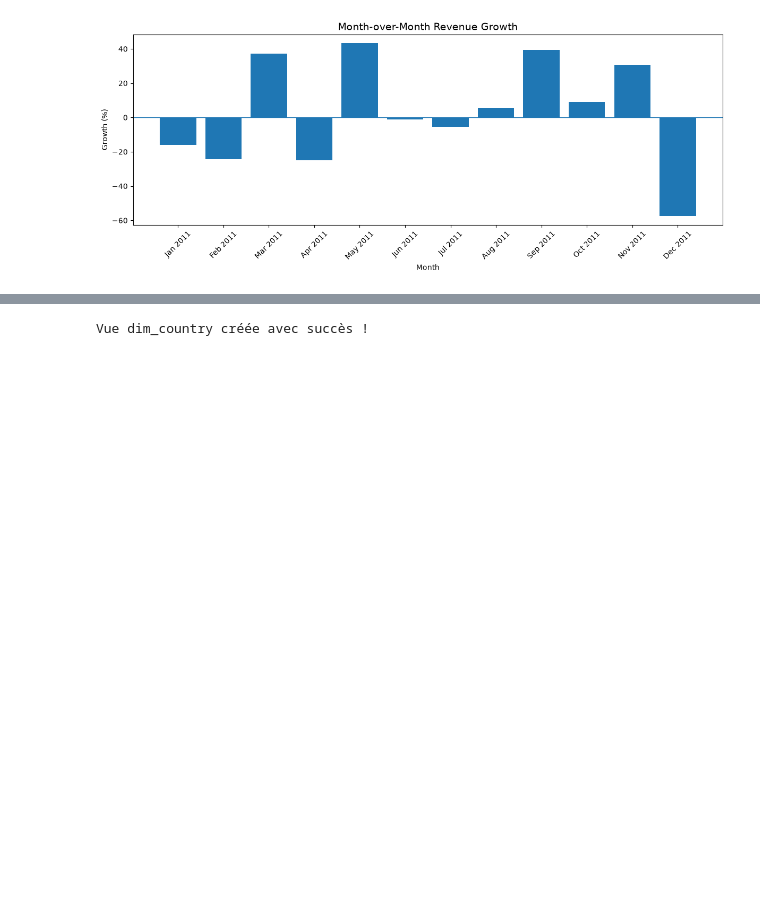
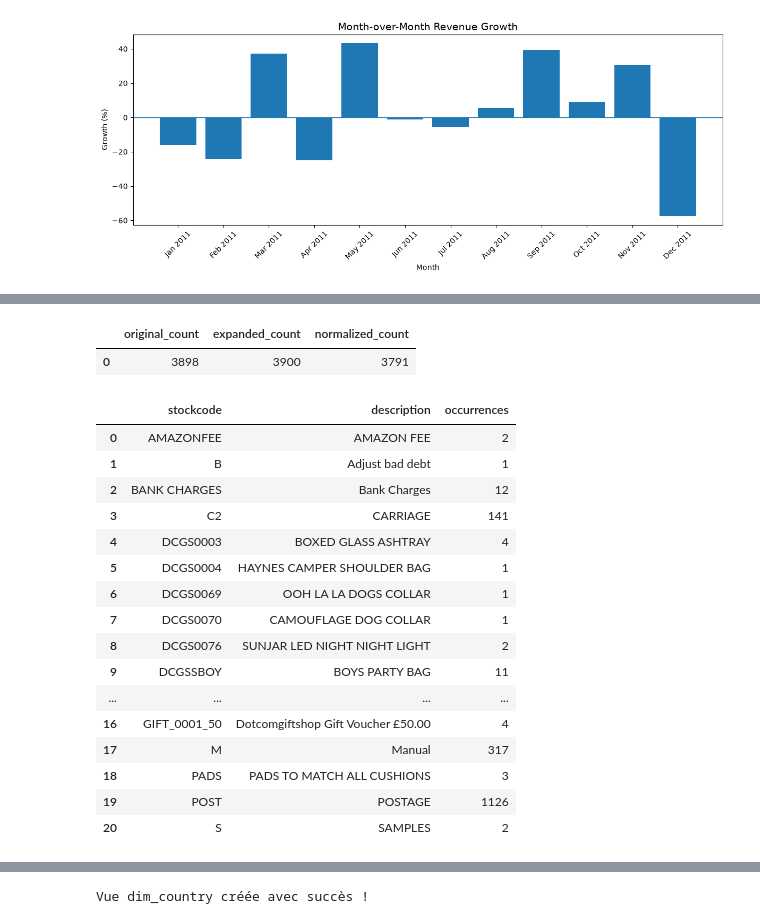
Before and after one commit to yara951/customer-analytics-dashboard, a Jupyter notebook: notebooks/04_sql_advanced.ipynb, the cells around one changed output, grey strips where cells are left out. Saved outputs shown, nothing was run; the diff lists cells and outputs as text; code cells hidden in the pictures; blank space fills up the shorter version.

```diff
--- a/notebooks/04_sql_advanced.ipynb
+++ b/notebooks/04_sql_advanced.ipynb
@@ -588,0 +645,28 @@ display(quality_df)
+# %%
+query_check1= """
+SELECT
+    COUNT(DISTINCT TRIM(stockcode))
+        FILTER (
+            WHERE TRIM(stockcode) ~ '^[0-9]{5}[A-Za-z]?$'
+        ) AS original_count,
+
+    COUNT(DISTINCT TRIM(stockcode))
+        FILTER (
+            WHERE TRIM(stockcode) ~ '^[0-9]{5}[A-Za-z]{0,2}$'
+        ) AS expanded_count,
+
+    COUNT(DISTINCT UPPER(TRIM(stockcode)))
+        FILTER (
+            WHERE UPPER(TRIM(stockcode)) ~ '^[0-9]{5}[A-Z]{0,2}$'
+        ) AS normalized_count
+
+FROM public.retail_sales
+WHERE description IS NOT NULL
+    AND TRIM(description) <> '';
+    """
+with engine.connect() as connection:
+    check_1= pd.read_sql_query(text(query_check1), connection)
+display(check_1)
+# %% [output]
+|  | original_count | expanded_count | normalized_count |
+| 0 | 3898 | 3900 | 3791 |
@@ -588,0 +689,38 @@ display(quality_df)
+# %%
+query_special_codes = """
+SELECT
+    UPPER(TRIM(r.stockcode)) AS stockcode,
+    r.description,
+    COUNT(*) AS occurrences
+FROM public.retail_sales r
+LEFT JOIN public.dim_product p
+    ON UPPER(TRIM(r.stockcode)) = p.stockcode
+WHERE p.stockcode IS NULL
+GROUP BY UPPER(TRIM(r.stockcode)), r.description
+ORDER BY stockcode, occurrences DESC;
+"""
+
+with engine.connect() as connection:
+    special_codes_df = pd.read_sql_query(
+        text(query_special_codes), connection
+    )
+
+display(special_codes_df)
+# %% [output]
+|  | stockcode | description | occurrences |
+| 0 | AMAZONFEE | AMAZON FEE | 2 |
+| 1 | B | Adjust bad debt | 1 |
+| 2 | BANK CHARGES | Bank Charges | 12 |
+| 3 | C2 | CARRIAGE | 141 |
+| 4 | DCGS0003 | BOXED GLASS ASHTRAY | 4 |
+| 5 | DCGS0004 | HAYNES CAMPER SHOULDER BAG | 1 |
+| 6 | DCGS0069 | OOH LA LA DOGS COLLAR | 1 |
+| 7 | DCGS0070 | CAMOUFLAGE DOG COLLAR | 1 |
+| 8 | DCGS0076 | SUNJAR LED NIGHT NIGHT LIGHT | 2 |
+| 9 | DCGSSBOY | BOYS PARTY BAG | 11 |
+| ... | ... | ... | ... |
+| 16 | GIFT_0001_50 | Dotcomgiftshop Gift Voucher £50.00 | 4 |
+| 17 | M | Manual | 317 |
+| 18 | PADS | PADS TO MATCH ALL CUSHIONS | 3 |
+| 19 | POST | POSTAGE | 1126 |
+| 20 | S | SAMPLES | 2 |
```
Also changed, not shown: parts of 15 cells of this notebook.
